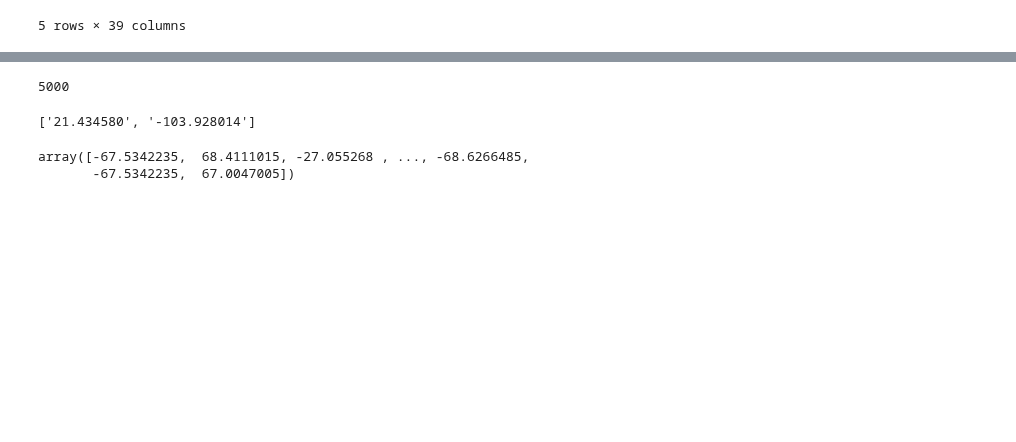
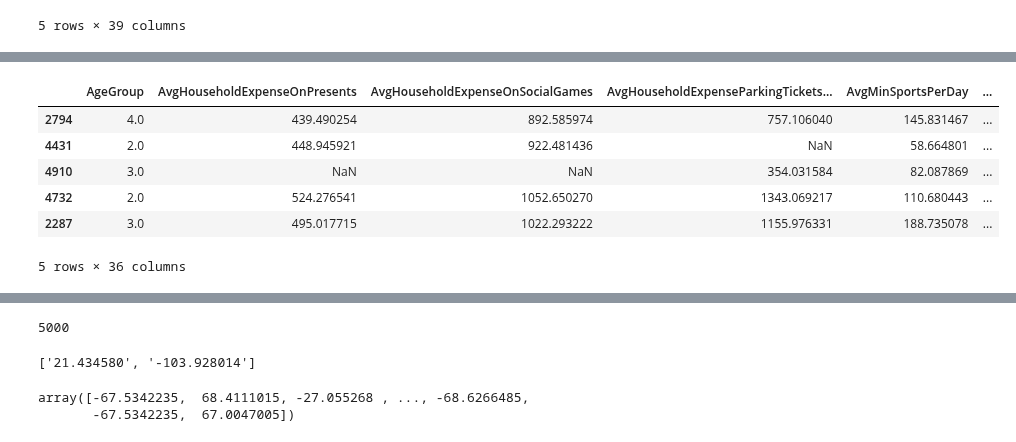
Before and after one commit to aka-sova/236756_Introduction_to_ML, a Jupyter notebook: hw2/wet_alex/data_exploration_virus.ipynb, the cells around one changed output, grey strips where cells are left out. Cells and saved outputs as stored; diff of their text form; code cells hidden in the pictures; blank space fills up the shorter version.

```diff
--- a/hw2/wet_alex/data_exploration_virus.ipynb
+++ b/hw2/wet_alex/data_exploration_virus.ipynb
@@ -24,0 +102,10 @@ df=df.drop(columns=['PatientID', 'Address']) #utterly meaningless to disease dia
+# %%
+X_train.head()
+# %% [output]
+|  | AgeGroup | AvgHouseholdExpenseOnPresents | AvgHouseholdExpenseOnSocialGames | AvgHouseholdExpenseParkingTickets... | AvgMinSportsPerDay | ... |
+| 2794 | 4.0 | 439.490254 | 892.585974 | 757.106040 | 145.831467 | ... |
+| 4431 | 2.0 | 448.945921 | 922.481436 | NaN | 58.664801 | ... |
+| 4910 | 3.0 | NaN | NaN | 354.031584 | 82.087869 | ... |
+| 4732 | 2.0 | 524.276541 | 1052.650270 | 1343.069217 | 110.680443 | ... |
+| 2287 | 3.0 | 495.017715 | 1022.293222 | 1155.976331 | 188.735078 | ... |
+5 rows × 36 columns
```
Also changed, not shown: parts of 31 cells of this notebook.
